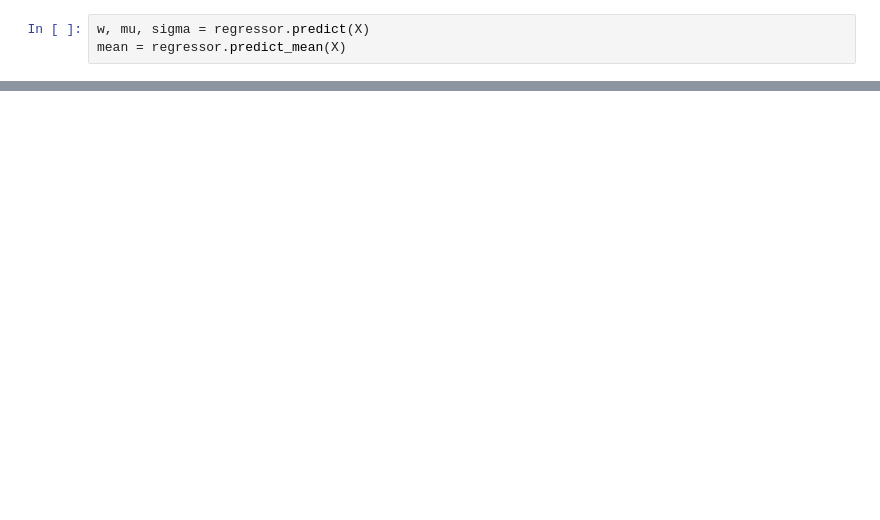
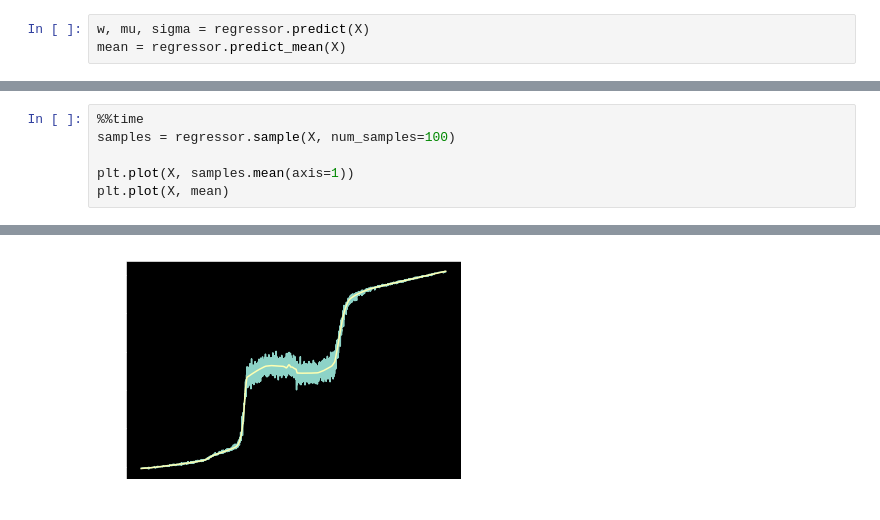
Before and after one commit to ig248/deepquantiles, a Jupyter notebook: notebooks/MDN.ipynb, the cells around one changed output, grey strips where cells are left out. Cells and saved outputs as stored; diff of their text form; blank space fills up the shorter version.

```diff
--- a/notebooks/MDN.ipynb
+++ b/notebooks/MDN.ipynb
@@ -64,0 +74,7 @@ plt.ylim([0, 1.05])
+# %%
+%%time
+samples = regressor.sample(X, num_samples=100)
+
+plt.plot(X, samples.mean(axis=1))
+plt.plot(X, mean)
+# %% [output]
@@ -64,0 +83 @@ plt.ylim([0, 1.05])
+[figure, added]
```
Also changed, not shown: parts of 8 cells of this notebook, 4 other files.
